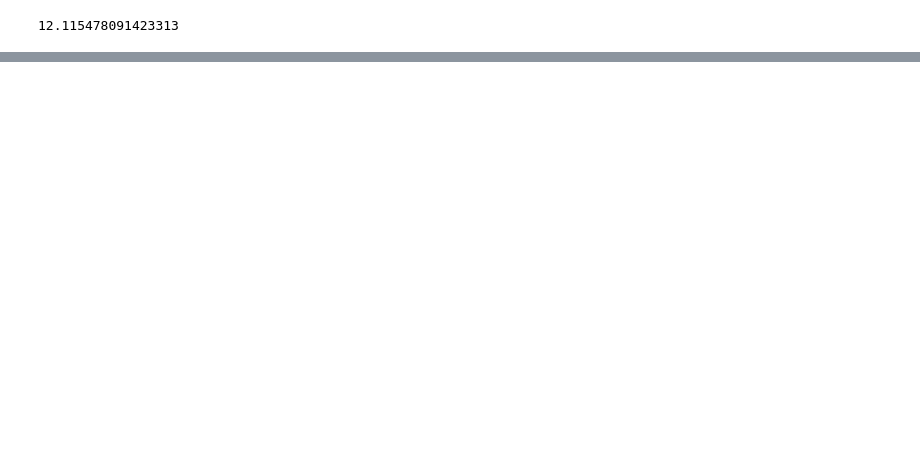
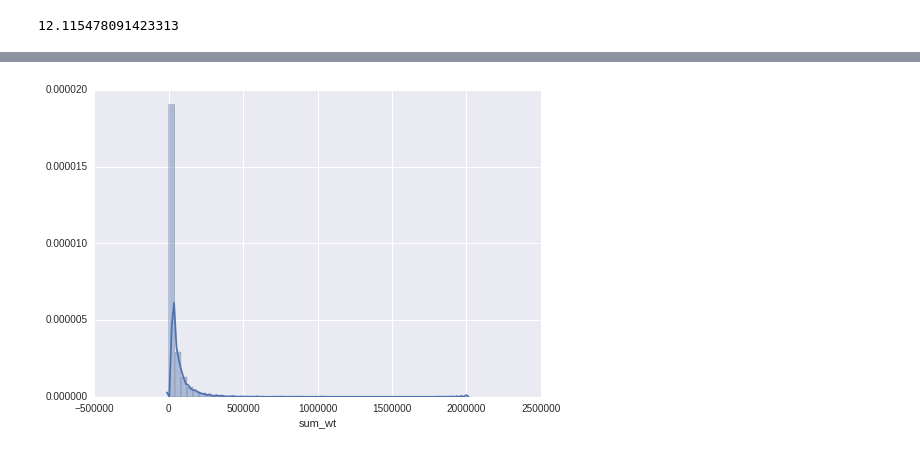
Before and after one commit to shubh24/indiahacks-ml-2017, a Jupyter notebook: hotstar/feature_engg.ipynb, the cells around one changed output, grey strips where cells are left out. Drawn from its saved outputs; the diff is of its cells as text; code cells hidden in the pictures; blank space fills up the shorter version.

```diff
--- a/hotstar/feature_engg.ipynb
+++ b/hotstar/feature_engg.ipynb
@@ -205,0 +302,5 @@ np.mean(df_train[df_train.segment == 0].title_count)
+# %%
+sns.distplot(df_train[df_train.segment == 1].sum_wt)
+plt.show()
+# %% [output]
+[figure, added]
```
Also changed, not shown: parts of 10 cells of this notebook.
